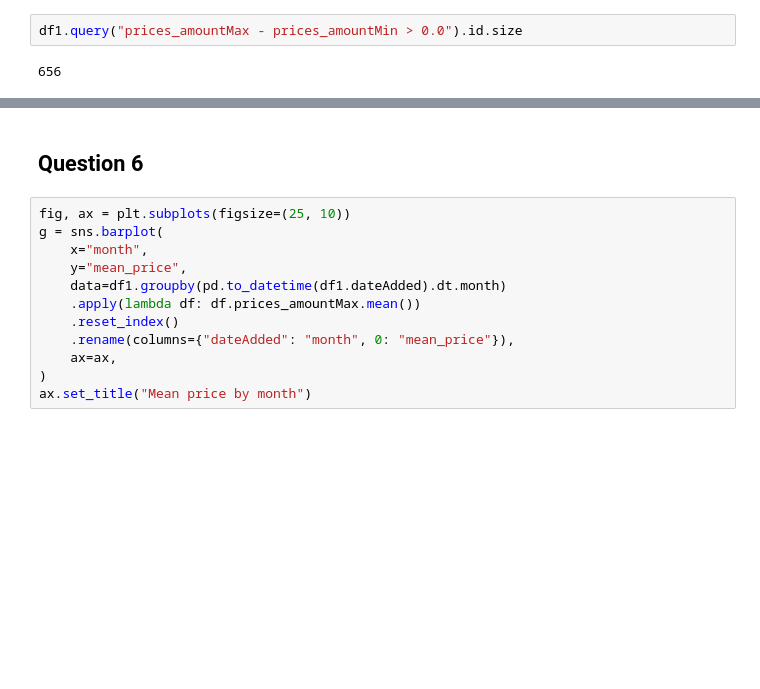
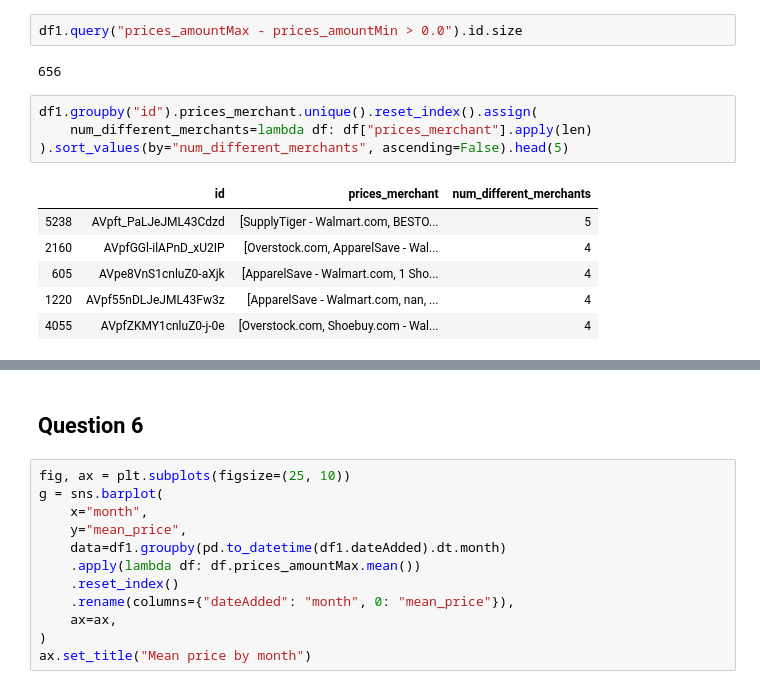
Before and after one commit to robotenique/EDA-shoes-data, a Jupyter notebook: PE2.ipynb, the cells around one changed output, grey strips where cells are left out. Drawn from its saved outputs; the diff is of its cells as text; blank space fills up the shorter version.

```diff
--- a/PE2.ipynb
+++ b/PE2.ipynb
@@ -467,3 +458,14 @@ From this analysis we know that almost all shoes were updated in this dataframe.
 df1.query("prices_amountMax - prices_amountMin > 0.0").id.size
 # %% [output]
 656
+# %%
+df1.groupby("id").prices_merchant.unique().reset_index().assign(
+    num_different_merchants=lambda df: df["prices_merchant"].apply(len)
+).sort_values(by="num_different_merchants", ascending=False).head(5)
+# %% [output]
+|  | id | prices_merchant | num_different_merchants |
+| 5238 | AVpft_PaLJeJML43Cdzd | [SupplyTiger - Walmart.com, BESTO... | 5 |
+| 2160 | AVpfGGl-ilAPnD_xU2IP | [Overstock.com, ApparelSave - Wal... | 4 |
+| 605 | AVpe8VnS1cnluZ0-aXjk | [ApparelSave - Walmart.com, 1 Sho... | 4 |
+| 1220 | AVpf55nDLJeJML43Fw3z | [ApparelSave - Walmart.com, nan, ... | 4 |
+| 4055 | AVpfZKMY1cnluZ0-j-0e | [Overstock.com, Shoebuy.com - Wal... | 4 |
```
Also changed, not shown: parts of 11 cells of this notebook.
